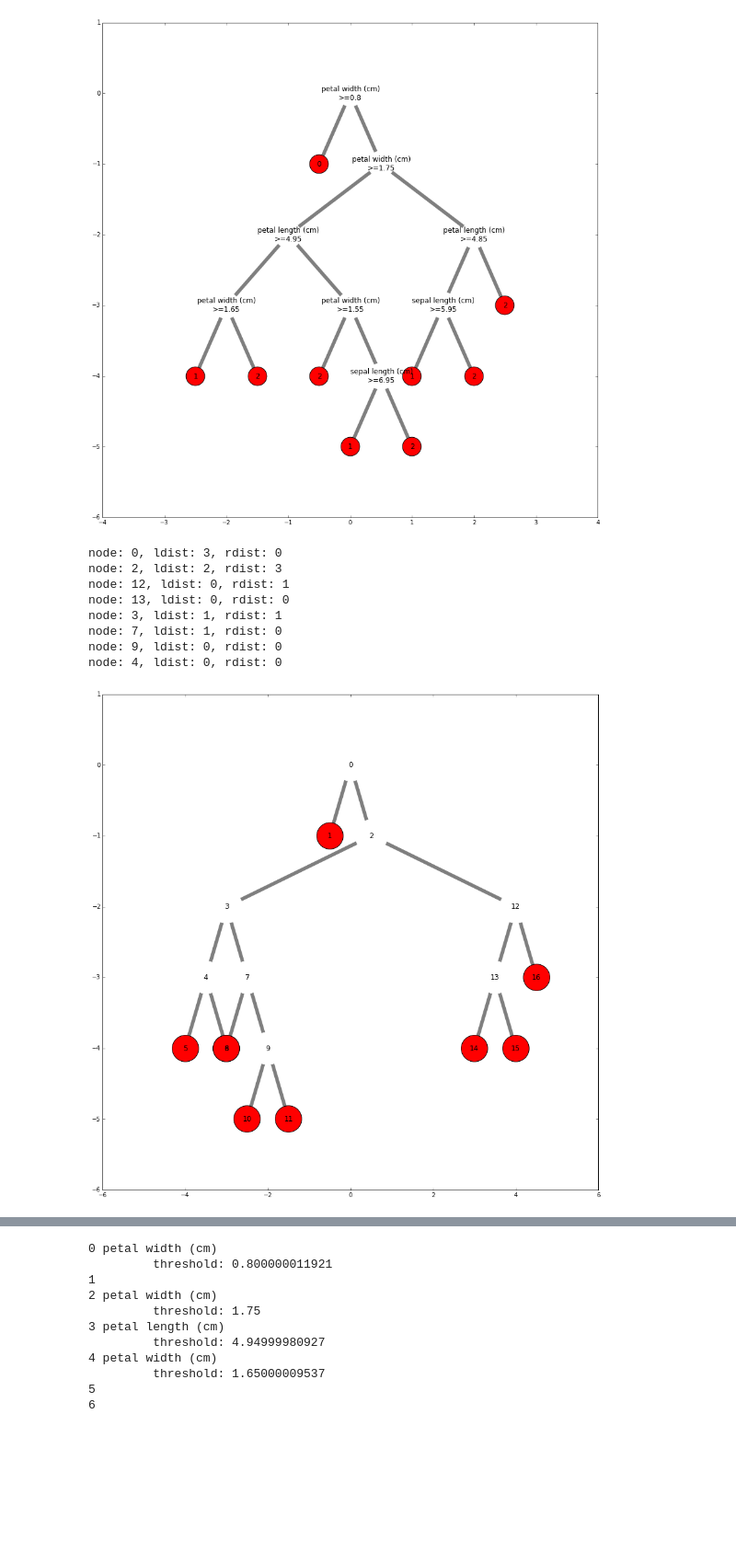
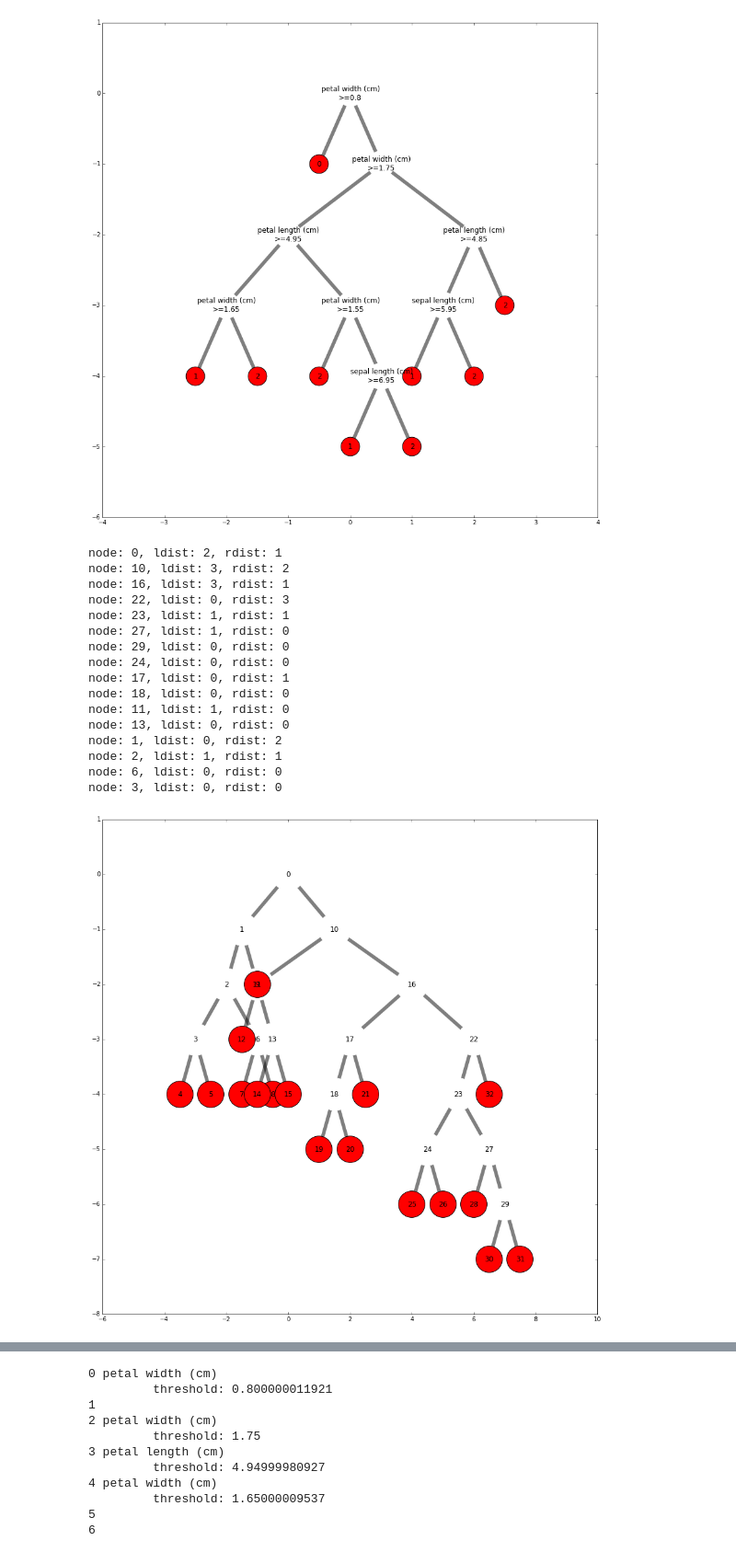
Before and after one commit to jayswinney/decision_tree_ploting, a Jupyter notebook: decision_tree.ipynb, the cells around one changed output, grey strips where cells are left out. Shown at 92% size. Saved outputs shown, nothing was run; the diff lists cells and outputs as text; code cells hidden in the pictures; blank space fills up the shorter version.

```diff
--- a/decision_tree.ipynb
+++ b/decision_tree.ipynb
@@ -400,10 +294,10 @@ class tree_plot:
         ldist = max(self.left_dist(self.right[node]))
         rdist = max(self.right_dist(self.left[node]))
         print 'node: %s, ldist: %s, rdist: %s' % (node, ldist, rdist)
-        if ldist <= 1 or rdist <= 1:
+        if ldist < 1 or rdist < 1:
             seperation = 0.5
         else:
-            seperation = ((ldist + rdist)/2.0) + 1
+            seperation = ((ldist + rdist)/2.0)
         # calculate needed seperation
         self.tree_map[self.right[node]]['x'] += seperation
         self.tree_map[self.left[node]]['x'] -= seperation
@@ -447,39 +341,47 @@ class tree_plot:
                 labels[i] = str(feature_names[j]) + '\n'
                 labels[i] += '>=' + str(np.round(self.tree.threshold[i],round_n))
                 white_nodes.append(i)
             else:
                 labels[i] = np.argmax(self.tree.value[i])
                 colored_nodes.append(i)
 
         pos = {int(i):(self.tree_map[i]['abs_x'], self.tree_map[i]['y'])
                for i in xrange(len(self.tree_map))}
 
         # draw nodes
         nodes = nx.draw_networkx_nodes(G,pos, nodelist = white_nodes,
                                        node_color = '#FFFFFF',
                                        node_size=3000, node_shape = 'o')
         nodes.set_edgecolor('#FFFFFF')
 
         nx.draw_networkx_nodes(G,pos, nodelist = colored_nodes,
                                node_size=2000)
         # draw edges
         nx.draw_networkx_edges(G,pos,alpha=0.5,width=6)
         # add lables
 #         nx.draw_networkx_labels(G,pos,labels,font_size=12,font_family='sans-serif')
         nx.draw_networkx_labels(G,pos,font_size=12,font_family='sans-serif')
 #         plt.axis('off')
         plt.show()
 
 
 my_tree = tree_plot(clf)
-my_tree.plot(iris.feature_names)
+my_tree.plot(range(len(X)))
 # %% [output]
-node: 0, ldist: 3, rdist: 0
-node: 2, ldist: 2, rdist: 3
-node: 12, ldist: 0, rdist: 1
+node: 0, ldist: 2, rdist: 1
+node: 10, ldist: 3, rdist: 2
+node: 16, ldist: 3, rdist: 1
+node: 22, ldist: 0, rdist: 3
+node: 23, ldist: 1, rdist: 1
+node: 27, ldist: 1, rdist: 0
+node: 29, ldist: 0, rdist: 0
+node: 24, ldist: 0, rdist: 0
+node: 17, ldist: 0, rdist: 1
+node: 18, ldist: 0, rdist: 0
+node: 11, ldist: 1, rdist: 0
 node: 13, ldist: 0, rdist: 0
-node: 3, ldist: 1, rdist: 1
-node: 7, ldist: 1, rdist: 0
-node: 9, ldist: 0, rdist: 0
-node: 4, ldist: 0, rdist: 0
+node: 1, ldist: 0, rdist: 2
+node: 2, ldist: 1, rdist: 1
+node: 6, ldist: 0, rdist: 0
+node: 3, ldist: 0, rdist: 0
-[figure, old version]
+[figure, new version]
```
Also changed, not shown: parts of 6 cells of this notebook.
